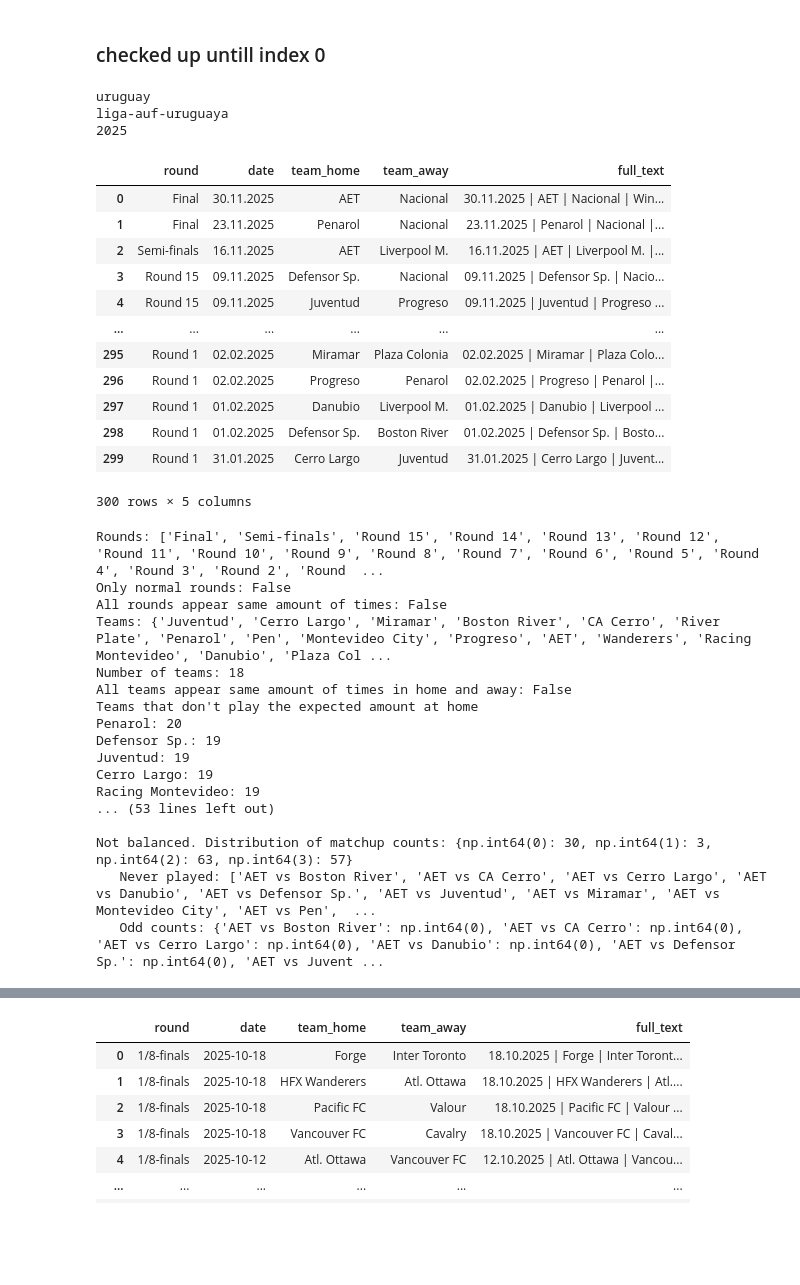
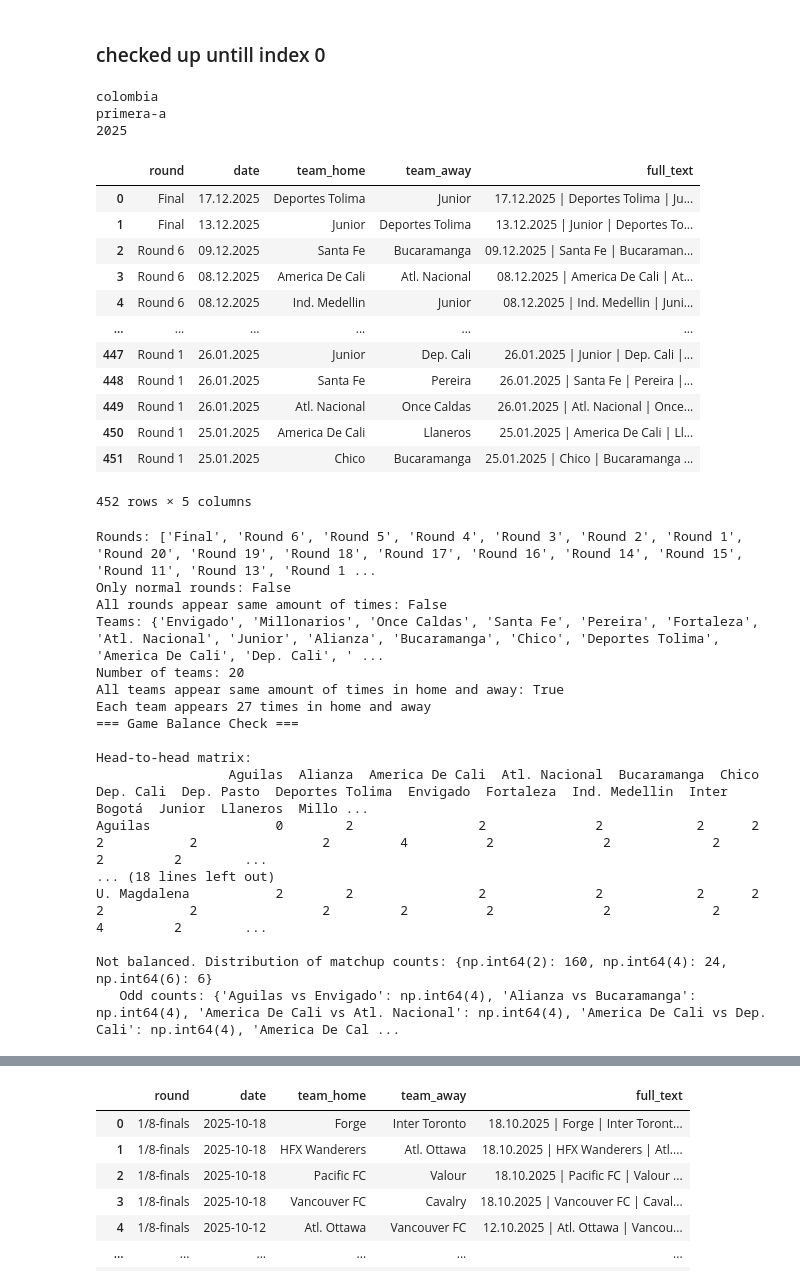
Before and after one commit to simon-cosyns/soccer_schedules_around_the_world, a Jupyter notebook: inspect_data.ipynb, the cells around one changed output, grey strips where cells are left out. Cells and saved outputs as stored; diff of their text form; code cells hidden in the pictures; blank space fills up the shorter version.

```diff
--- a/inspect_data.ipynb
+++ b/inspect_data.ipynb
@@ -33,7 +33,7 @@ for index in ac_indexes:
     print(season)
     filename = f"{country}_{league}_{season}"
     df = pd.read_csv(f"./cleaned_data/{filename}.csv_A")
-    df.to_csv(f"./cleaned_data/{filename}_A.csv", index=False)
+    #df.to_csv(f"./cleaned_data/{filename}_A.csv", index=False)
 # %% [output]
 mexico
 liga-mx
@@ -182,34 +182,34 @@ def check_games(df):
             print(f"   Odd counts: {odd}")
 # %%
 # Checked untill index 10, egypt
-index = 18
+index = 17
 country = countries[index]
 league = leagues[index]
 season = seasons[index]
 print(country)
 print(league)
 print(season)
 filename = f"{country}_{league}_{season}"
 df = pd.read_csv(f"./scraped_data/{filename}.csv")
 df = fill_in_forfaits(df)
 df
 # %% [output]
-uruguay
-liga-auf-uruguaya
+colombia
+primera-a
 2025
 |  | round | date | team_home | team_away | full_text |
-| 0 | Final | 30.11.2025 | AET | Nacional | 30.11.2025 | AET | Nacional | Win... |
-| 1 | Final | 23.11.2025 | Penarol | Nacional | 23.11.2025 | Penarol | Nacional |... |
-| 2 | Semi-finals | 16.11.2025 | AET | Liverpool M. | 16.11.2025 | AET | Liverpool M. |... |
-| 3 | Round 15 | 09.11.2025 | Defensor Sp. | Nacional | 09.11.2025 | Defensor Sp. | Nacio... |
-| 4 | Round 15 | 09.11.2025 | Juventud | Progreso | 09.11.2025 | Juventud | Progreso ... |
+| 0 | Final | 17.12.2025 | Deportes Tolima | Junior | 17.12.2025 | Deportes Tolima | Ju... |
+| 1 | Final | 13.12.2025 | Junior | Deportes Tolima | 13.12.2025 | Junior | Deportes To... |
+| 2 | Round 6 | 09.12.2025 | Santa Fe | Bucaramanga | 09.12.2025 | Santa Fe | Bucaraman... |
+| 3 | Round 6 | 08.12.2025 | America De Cali | Atl. Nacional | 08.12.2025 | America De Cali | At... |
+| 4 | Round 6 | 08.12.2025 | Ind. Medellin | Junior | 08.12.2025 | Ind. Medellin | Juni... |
 | ... | ... | ... | ... | ... | ... |
-| 295 | Round 1 | 02.02.2025 | Miramar | Plaza Colonia | 02.02.2025 | Miramar | Plaza Colo... |
-| 296 | Round 1 | 02.02.2025 | Progreso | Penarol | 02.02.2025 | Progreso | Penarol |... |
-| 297 | Round 1 | 01.02.2025 | Danubio | Liverpool M. | 01.02.2025 | Danubio | Liverpool ... |
-| 298 | Round 1 | 01.02.2025 | Defensor Sp. | Boston River | 01.02.2025 | Defensor Sp. | Bosto... |
-| 299 | Round 1 | 31.01.2025 | Cerro Largo | Juventud | 31.01.2025 | Cerro Largo | Juvent... |
+| 447 | Round 1 | 26.01.2025 | Junior | Dep. Cali | 26.01.2025 | Junior | Dep. Cali |... |
+| 448 | Round 1 | 26.01.2025 | Santa Fe | Pereira | 26.01.2025 | Santa Fe | Pereira |... |
+| 449 | Round 1 | 26.01.2025 | Atl. Nacional | Once Caldas | 26.01.2025 | Atl. Nacional | Once... |
+| 450 | Round 1 | 25.01.2025 | America De Cali | Llaneros | 25.01.2025 | America De Cali | Ll... |
+| 451 | Round 1 | 25.01.2025 | Chico | Bucaramanga | 25.01.2025 | Chico | Bucaramanga ... |
-300 rows × 5 columns
+452 rows × 5 columns
 # %%
 # First do the checks, then do the filtering and removing of round prefix if necessary
 
@@ -217,23 +217,23 @@ check_rounds(df)
 check_teams(df)
 check_games(df)
 # %% [output]
-Rounds: ['Final', 'Semi-finals', 'Round 15', 'Round 14', 'Round 13', 'Round 12', 'Round 11', 'Round 10', 'Round 9', 'Round 8', 'Round 7', 'Round 6', 'Round 5', 'Round 4', 'Round 3', 'Round 2', 'Round  ...
+Rounds: ['Final', 'Round 6', 'Round 5', 'Round 4', 'Round 3', 'Round 2', 'Round 1', 'Round 20', 'Round 19', 'Round 18', 'Round 17', 'Round 16', 'Round 14', 'Round 15', 'Round 11', 'Round 13', 'Round 1 ...
 Only normal rounds: False
 All rounds appear same amount of times: False
-Teams: {'Juventud', 'Cerro Largo', 'Miramar', 'Boston River', 'CA Cerro', 'River Plate', 'Penarol', 'Pen', 'Montevideo City', 'Progreso', 'AET', 'Wanderers', 'Racing Montevideo', 'Danubio', 'Plaza Col ...
-Number of teams: 18
-All teams appear same amount of times in home and away: False
-Teams that don't play the expected amount at home
-Penarol: 20
-Defensor Sp.: 19
-Juventud: 19
-Cerro Largo: 19
-Racing Montevideo: 19
-... (53 lines left out)
+Teams: {'Envigado', 'Millonarios', 'Once Caldas', 'Santa Fe', 'Pereira', 'Fortaleza', 'Atl. Nacional', 'Junior', 'Alianza', 'Bucaramanga', 'Chico', 'Deportes Tolima', 'America De Cali', 'Dep. Cali', ' ...
+Number of teams: 20
+All teams appear same amount of times in home and away: True
+Each team appears 27 times in home and away
+=== Game Balance Check ===
 
-Not balanced. Distribution of matchup counts: {np.int64(0): 30, np.int64(1): 3, np.int64(2): 63, np.int64(3): 57}
-   Never played: ['AET vs Boston River', 'AET vs CA Cerro', 'AET vs Cerro Largo', 'AET vs Danubio', 'AET vs Defensor Sp.', 'AET vs Juventud', 'AET vs Miramar', 'AET vs Montevideo City', 'AET vs Pen',  ...
-   Odd counts: {'AET vs Boston River': np.int64(0), 'AET vs CA Cerro': np.int64(0), 'AET vs Cerro Largo': np.int64(0), 'AET vs Danubio': np.int64(0), 'AET vs Defensor Sp.': np.int64(0), 'AET vs Juvent ...
+Head-to-head matrix:
+                 Aguilas  Alianza  America De Cali  Atl. Nacional  Bucaramanga  Chico  Dep. Cali  Dep. Pasto  Deportes Tolima  Envigado  Fortaleza  Ind. Medellin  Inter Bogotá  Junior  Llaneros  Millo ...
+Aguilas                0        2                2              2            2      2          2           2                2         4          2              2             2       2         2        ...
+... (18 lines left out)
+U. Magdalena           2        2                2              2            2      2          2           2                2         2          2              2             2       4         2        ...
+
+Not balanced. Distribution of matchup counts: {np.int64(2): 160, np.int64(4): 24, np.int64(6): 6}
+   Odd counts: {'Aguilas vs Envigado': np.int64(4), 'Alianza vs Bucaramanga': np.int64(4), 'America De Cali vs Atl. Nacional': np.int64(4), 'America De Cali vs Dep. Cali': np.int64(4), 'America De Cal ...
 # %%
 # write away cleaned df and adapt logboek
 df = remove_round_prefix(df)
```
Also changed, not shown: parts of 5 cells of this notebook, 3 other files.
